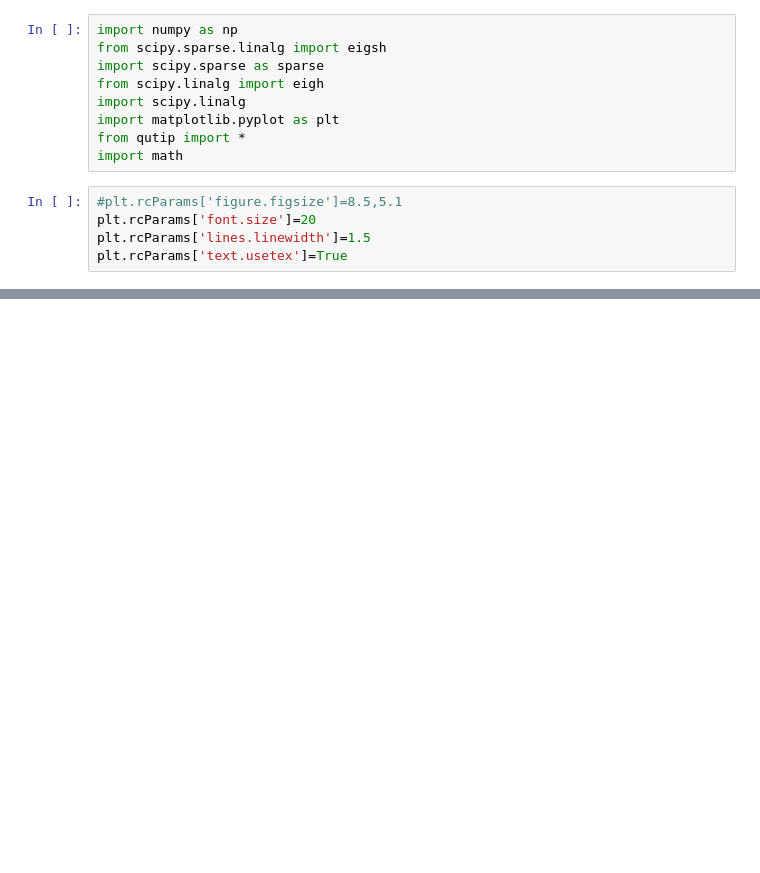
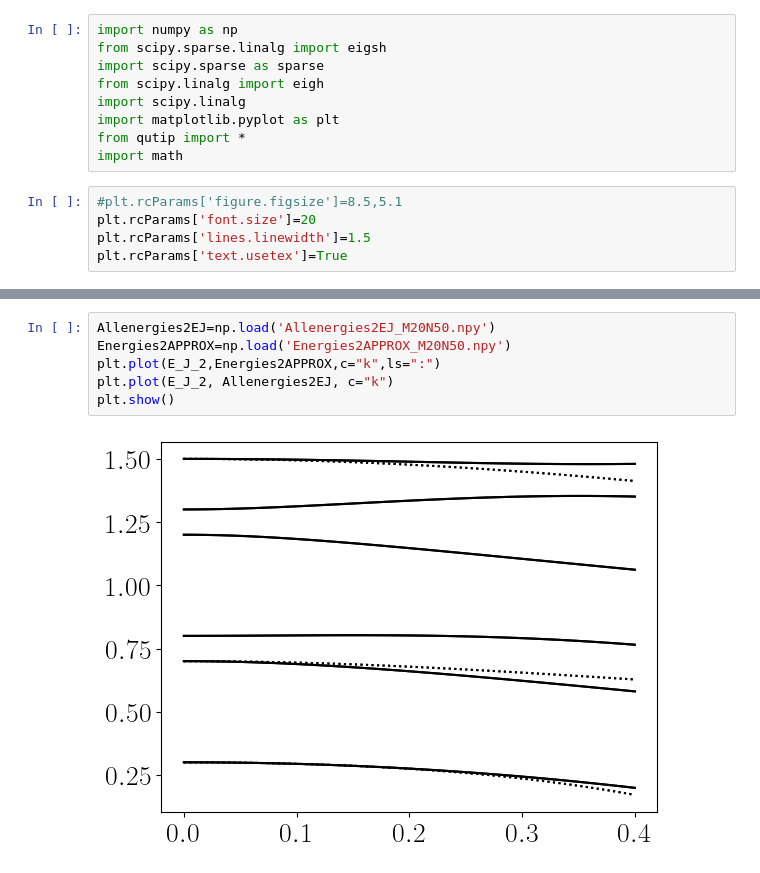
Before and after one commit to Jmalcrow/TFM, a Jupyter notebook: 0pi_Exactdiag_EJ&ng&phi.ipynb, the cells around one changed output, grey strips where cells are left out. Saved outputs shown, nothing was run; the diff lists cells and outputs as text; blank space fills up the shorter version.

```diff
--- a/0pi_Exactdiag_EJ&ng&phi.ipynb
+++ b/0pi_Exactdiag_EJ&ng&phi.ipynb
@@ -144,0 +145,8 @@ plt.show()
+# %%
+Allenergies2EJ=np.load('Allenergies2EJ_M20N50.npy')
+Energies2APPROX=np.load('Energies2APPROX_M20N50.npy')
+plt.plot(E_J_2,Energies2APPROX,c="k",ls=":")
+plt.plot(E_J_2, Allenergies2EJ, c="k")
+plt.show()
+# %% [output]
+[figure, added]
```
Also changed, not shown: parts of 5 cells of this notebook, 14 other files.
